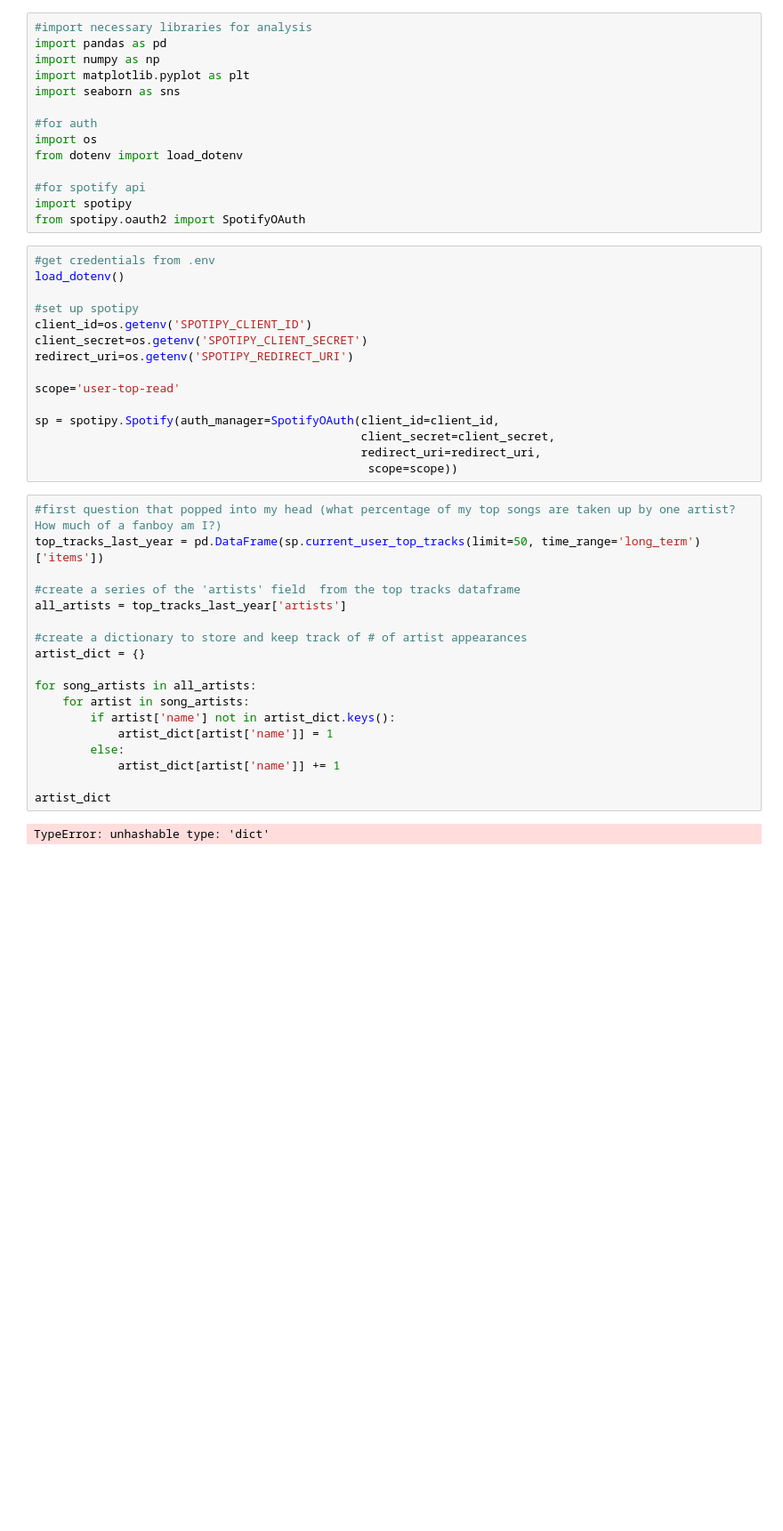
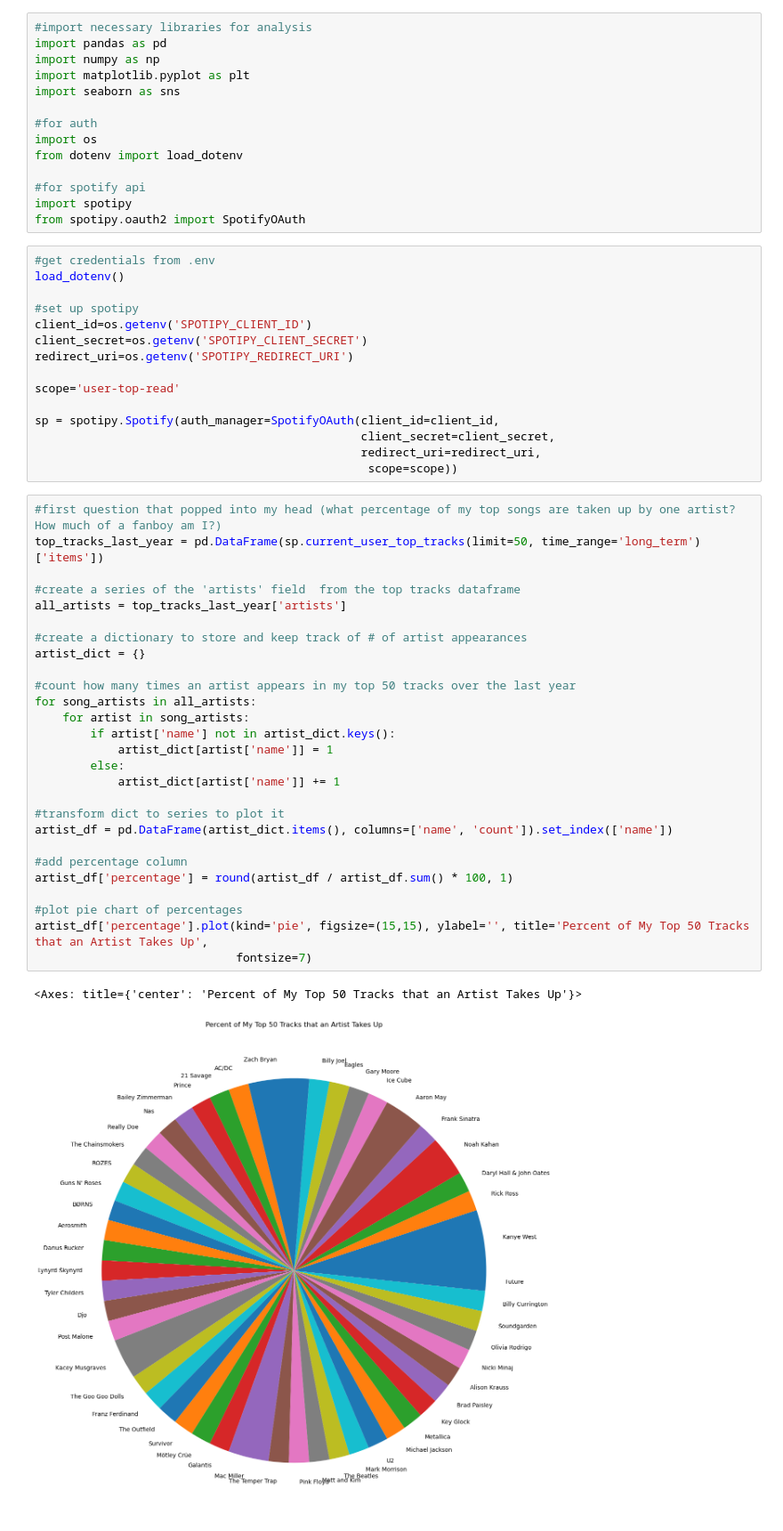
Before and after one commit to stevenarbo3/Spotify_Analysis, a Jupyter notebook: SpotifyAnalysis.ipynb, the cells around one changed output. Shown: that part at 89% size. Saved outputs shown, nothing was run; the diff lists cells and outputs as text; blank space fills up the shorter version.

Commit message:
created dataframe, added column, plotted

```diff
--- a/SpotifyAnalysis.ipynb
+++ b/SpotifyAnalysis.ipynb
@@ -30,20 +30,30 @@ sp = spotipy.Spotify(auth_manager=SpotifyOAuth(client_id=client_id,
 # %%
 #first question that popped into my head (what percentage of my top songs are taken up by one artist? How much of a fanboy am I?)
 top_tracks_last_year = pd.DataFrame(sp.current_user_top_tracks(limit=50, time_range='long_term')['items'])
 
 #create a series of the 'artists' field  from the top tracks dataframe
 all_artists = top_tracks_last_year['artists']
 
 #create a dictionary to store and keep track of # of artist appearances
 artist_dict = {}
 
+#count how many times an artist appears in my top 50 tracks over the last year
 for song_artists in all_artists:
     for artist in song_artists:
         if artist['name'] not in artist_dict.keys():
             artist_dict[artist['name']] = 1
         else:
             artist_dict[artist['name']] += 1
 
-artist_dict
+#transform dict to series to plot it
+artist_df = pd.DataFrame(artist_dict.items(), columns=['name', 'count']).set_index(['name'])
+
+#add percentage column
+artist_df['percentage'] = round(artist_df / artist_df.sum() * 100, 1)
+
+#plot pie chart of percentages
+artist_df['percentage'].plot(kind='pie', figsize=(15,15), ylabel='', title='Percent of My Top 50 Tracks that an Artist Takes Up',
+                             fontsize=7)
 # %% [output]
-TypeError: unhashable type: 'dict'
+<Axes: title={'center': 'Percent of My Top 50 Tracks that an Artist Takes Up'}>
+[figure, added]
```
Also changed, not shown: 1 other file.
